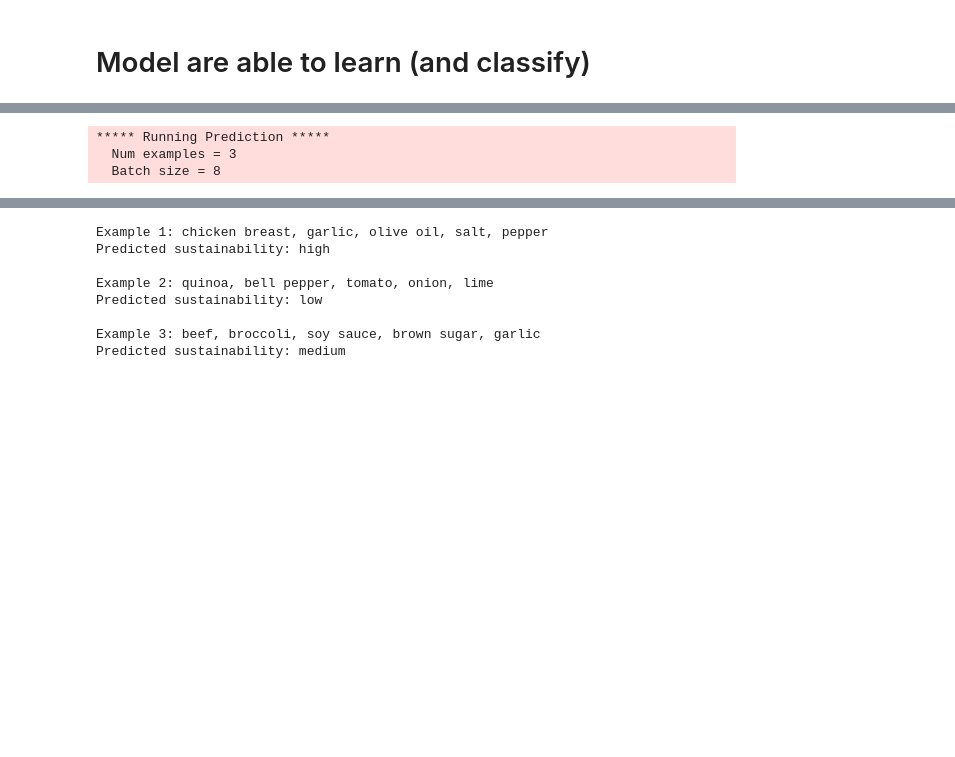
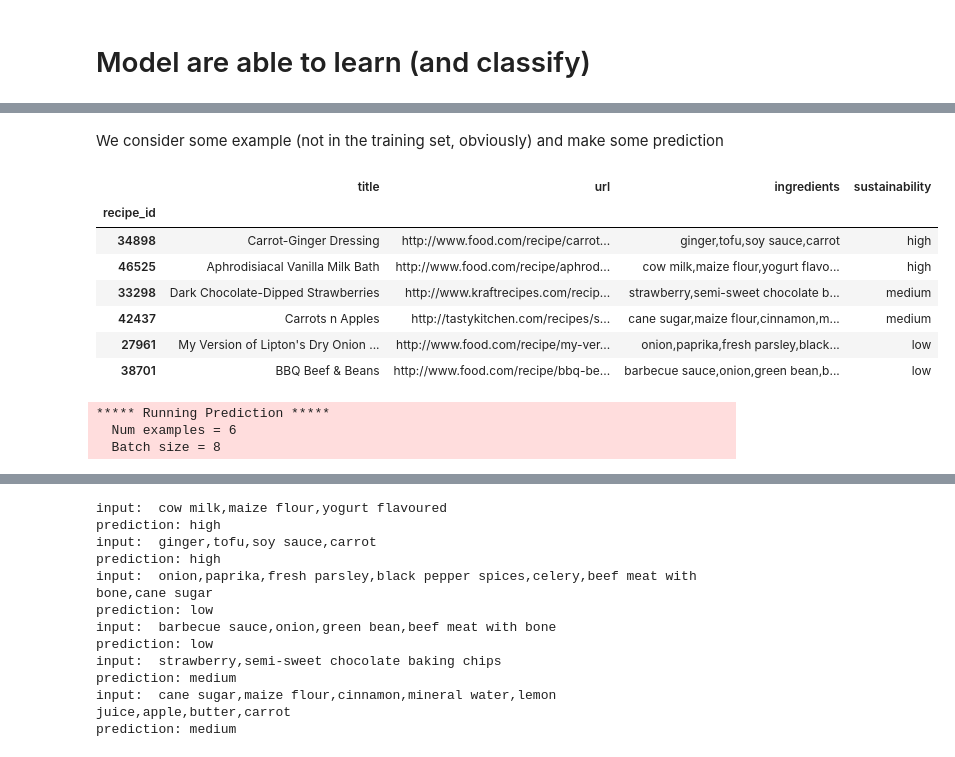
Before and after one commit to swapUniba/FoodPrintDB-Database-Completion, a Jupyter notebook: Sustainable Food Recommender Demo/roberta-base classification.ipynb, the cells around one changed output, grey strips where cells are left out. Cells and saved outputs as stored; diff of their text form; code cells hidden in the pictures; blank space fills up the shorter version.

Commit message:
correct label association

```diff
--- a/Sustainable Food Recommender Demo/roberta-base classification.ipynb
+++ b/Sustainable Food Recommender Demo/roberta-base classification.ipynb
@@ -219,23 +176,20 @@ import logging
 # setup logging to print accuracy during training
 logging.basicConfig(level=logging.INFO)
 
-training_args = TrainingArguments(output_dir="model_weights",  num_train_epochs=5)
 metric = evaluate.load("accuracy")
 
 model = RobertaForSequenceClassification.from_pretrained(
     "roberta-base",
     num_labels=3,
     output_attentions=False,
-    output_hidden_states=False
-)
+    output_hidden_states=False)
+
+training_args = TrainingArguments(output_dir="model_weights",  num_train_epochs=5)
 
 trainer = Trainer(
     model=model,
     args=training_args,
     train_dataset=small_train_dataset,
     eval_dataset=small_eval_dataset,
-    compute_metrics=compute_metrics,
-)
-
-trainer.train()
+    compute_metrics=compute_metrics,)
 # %% [output]
@@ -282,43 +236,65 @@ The following columns in the evaluation set don't have a corresponding argument
  'epoch': 5.0}
+# %% [markdown]
+We consider some example (not in the training set, obviously) and make some prediction
 # %%
 # create a new DataFrame with three examples
 new_examples = pd.DataFrame({
     "text": [
-        "chicken breast, garlic, olive oil, salt, pepper",
-        "quinoa, bell pepper, tomato, onion, lime",
-        "beef, broccoli, soy sauce, brown sugar, garlic"
-    ]
-})
+        "cow milk,maize flour,yogurt flavoured",
+        "ginger,tofu,soy sauce,carrot",
+
+        "onion,paprika,fresh parsley,black pepper spices,celery,beef meat with bone,cane sugar",
+        "barbecue sauce,onion,green bean,beef meat with bone",
+
+        "strawberry,semi-sweet chocolate baking chips",
+        "cane sugar,maize flour,cinnamon,mineral water,lemon juice,apple,butter,carrot"]})
+
+mask = recipes['ingredients'].isin(new_examples['text'])
+display(recipes.loc[mask].drop_duplicates('ingredients'))
 
 # tokenize the new examples
 new_tokenized = tokenizer(new_examples["text"].tolist(), padding="max_length", max_length=100, truncation=True)
 
 # create a Dataset from the tokenized examples
 new_dataset = Dataset.from_dict(new_tokenized)
-
-# make predictions
 predictions = trainer.predict(new_dataset)
 
 # get predicted labels
 pred_labels = np.argmax(predictions.predictions, axis=1)
 
-# convert predicted labels to sustainability labels
-sustainability_labels = ["low", "medium", "high"]
-pred_sustainability = [sustainability_labels[label] for label in pred_labels]
-
-# print predictions
-for i, example in enumerate(new_examples["text"]):
-    print(f"Example {i+1}: {example}\nPredicted sustainability: {pred_sustainability[i]}\n")
+print('\n\n')
+for index, pred in enumerate(pred_labels):
+  if pred==1:
+    print('input: ',new_examples.iloc[index]['text'],
+          '\nprediction: low')
+  elif pred==2:
+    print('input: ',new_examples.iloc[index]['text'],
+          '\nprediction: medium')
+  elif pred==0:
+    print('input: ',new_examples.iloc[index]['text'],
+          '\nprediction: high')
 # %% [output]
+|  | title | url | ingredients | sustainability |
+| recipe_id |  |  |  |  |
+| 34898 | Carrot-Ginger Dressing | http://www.food.com/recipe/carrot... | ginger,tofu,soy sauce,carrot | high |
+| 46525 | Aphrodisiacal Vanilla Milk Bath | http://www.food.com/recipe/aphrod... | cow milk,maize flour,yogurt flavo... | high |
+| 33298 | Dark Chocolate-Dipped Strawberries | http://www.kraftrecipes.com/recip... | strawberry,semi-sweet chocolate b... | medium |
+| 42437 | Carrots n Apples | http://tastykitchen.com/recipes/s... | cane sugar,maize flour,cinnamon,m... | medium |
+| 27961 | My Version of Lipton's Dry Onion ... | http://www.food.com/recipe/my-ver... | onion,paprika,fresh parsley,black... | low |
+| 38701 | BBQ Beef & Beans | http://www.food.com/recipe/bbq-be... | barbecue sauce,onion,green bean,b... | low |
 ***** Running Prediction *****
-  Num examples = 3
+  Num examples = 6
   Batch size = 8
 [interactive output not drawn]
-Example 1: chicken breast, garlic, olive oil, salt, pepper
-Predicted sustainability: high
-
-Example 2: quinoa, bell pepper, tomato, onion, lime
-Predicted sustainability: low
-
-Example 3: beef, broccoli, soy sauce, brown sugar, garlic
-Predicted sustainability: medium
+input:  cow milk,maize flour,yogurt flavoured
+prediction: high
+input:  ginger,tofu,soy sauce,carrot
+prediction: high
+input:  onion,paprika,fresh parsley,black pepper spices,celery,beef meat with bone,cane sugar
+prediction: low
+input:  barbecue sauce,onion,green bean,beef meat with bone
+prediction: low
+input:  strawberry,semi-sweet chocolate baking chips
+prediction: medium
+input:  cane sugar,maize flour,cinnamon,mineral water,lemon juice,apple,butter,carrot
+prediction: medium
```
Also changed, not shown: parts of 13 cells of this notebook.
